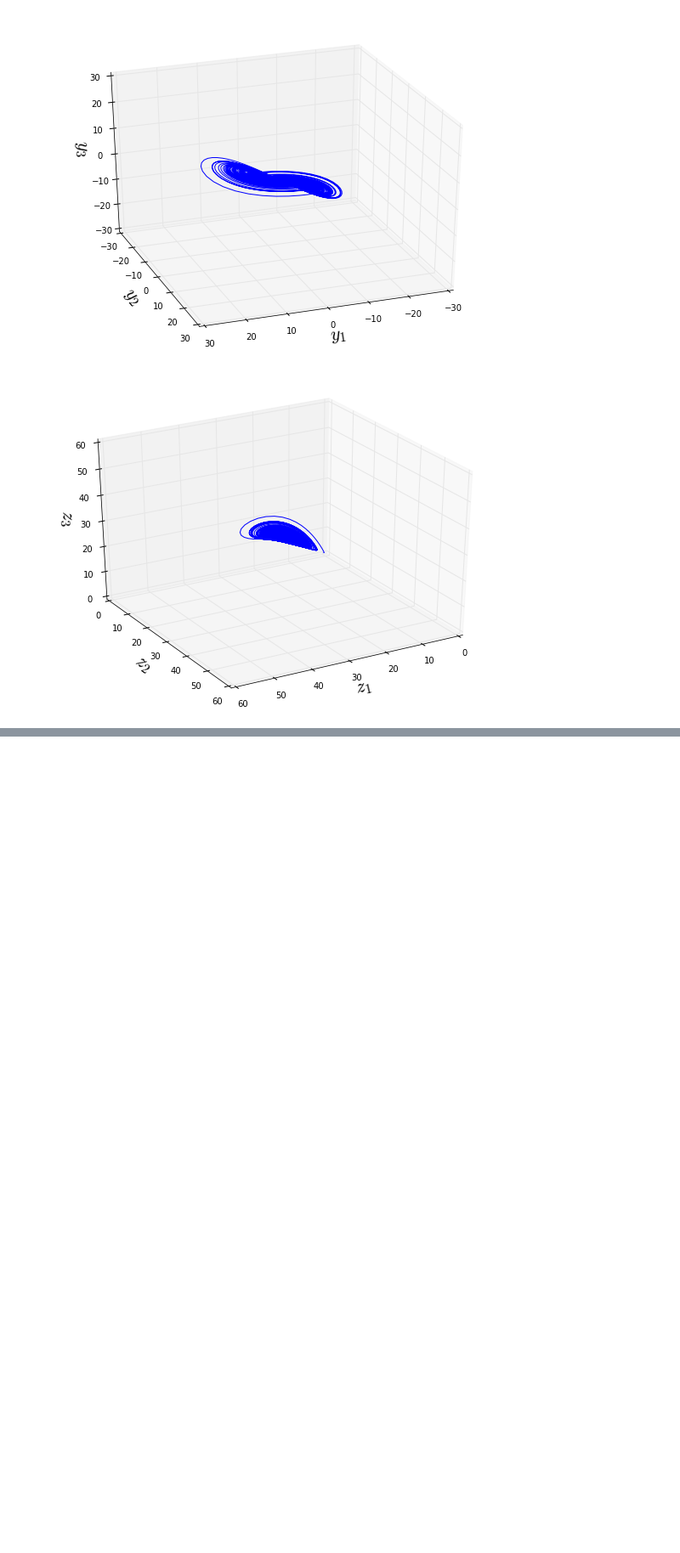
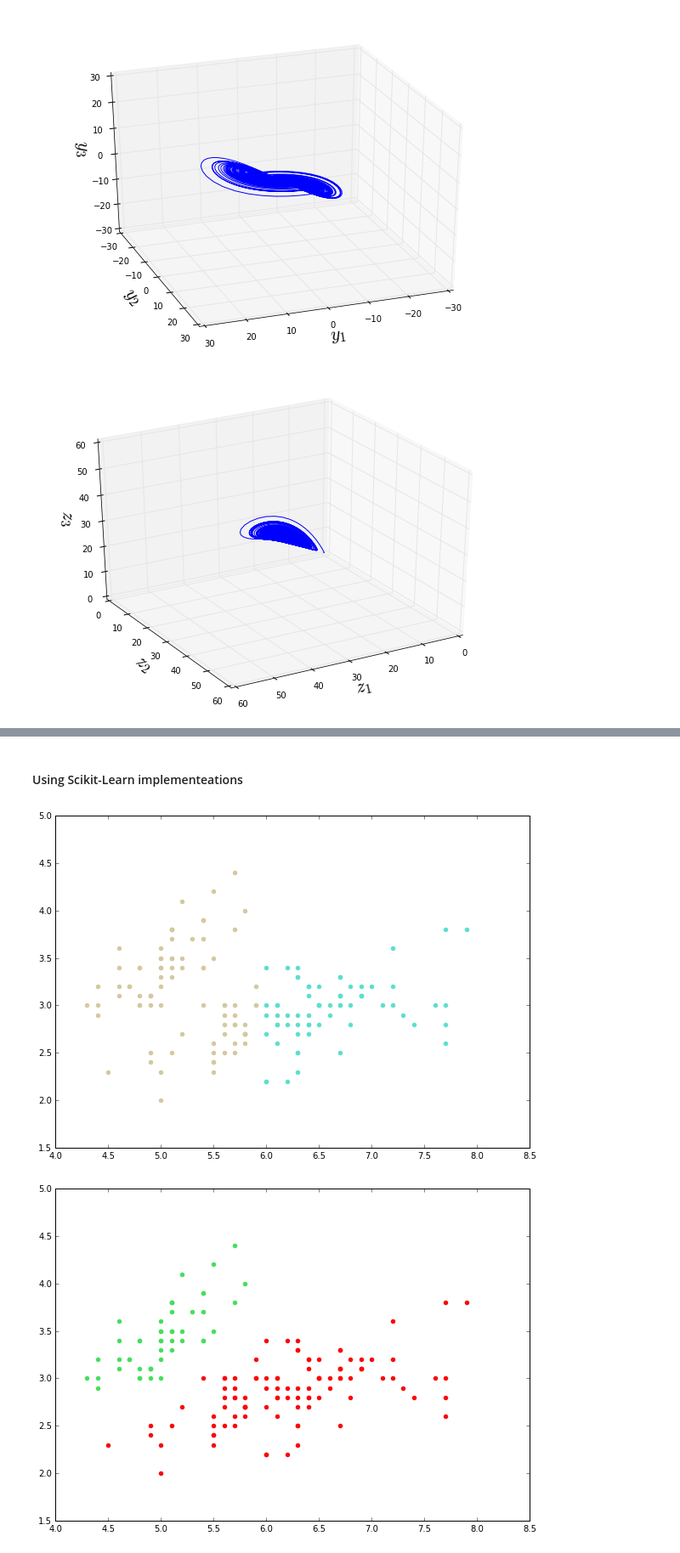
Before and after one commit to kamal94/Senior_Thesis, a Jupyter notebook: Companion.ipynb, the cells around one changed output, grey strips where cells are left out. Shown at 85% size. Drawn from its saved outputs; the diff is of its cells as text; code cells hidden in the pictures; blank space fills up the shorter version.

```diff
--- a/Companion.ipynb
+++ b/Companion.ipynb
@@ -662,0 +848,29 @@ fig.savefig("figures/shadow_manifold_z.pdf")
+# %% [markdown]
+#### Using Scikit-Learn implementeations
+# %%
+## U
+from sklearn.cluster import KMeans
+
+plt.figure(figsize=(10, 7))
+clusterer = KMeans(n_clusters=2, random_state=1234)
+yhat = clusterer.fit_predict(X)
+
+plt.scatter(X[yhat==1][:,0],  X[yhat==1][:,1], color=np.random.rand(3,1), )
+plt.scatter(X[yhat==0][:,0],  X[yhat==0][:,1], color=np.random.rand(3,1))
+
+plt.savefig("figures/simple_k_means_iris.pdf")
+
+## Using Gaussian Mixture model
+from sklearn.mixture import GaussianMixture
+
+plt.figure(figsize=(10, 7))
+clusterer = GaussianMixture(n_components=2, random_state=1234)
+yhat = clusterer.fit(X).predict(X)
+
+plt.scatter(X[yhat==1][:,0],  X[yhat==1][:,1], color=np.random.rand(3,1))
+plt.scatter(X[yhat==0][:,0],  X[yhat==0][:,1], color=np.random.rand(3,1))
+
+plt.savefig("figures/gaussian_mixture_iris.pdf")
+# %% [output]
+[figure, added]
+[figure, added]
```
Also changed, not shown: parts of 9 cells of this notebook, 9 other files.
